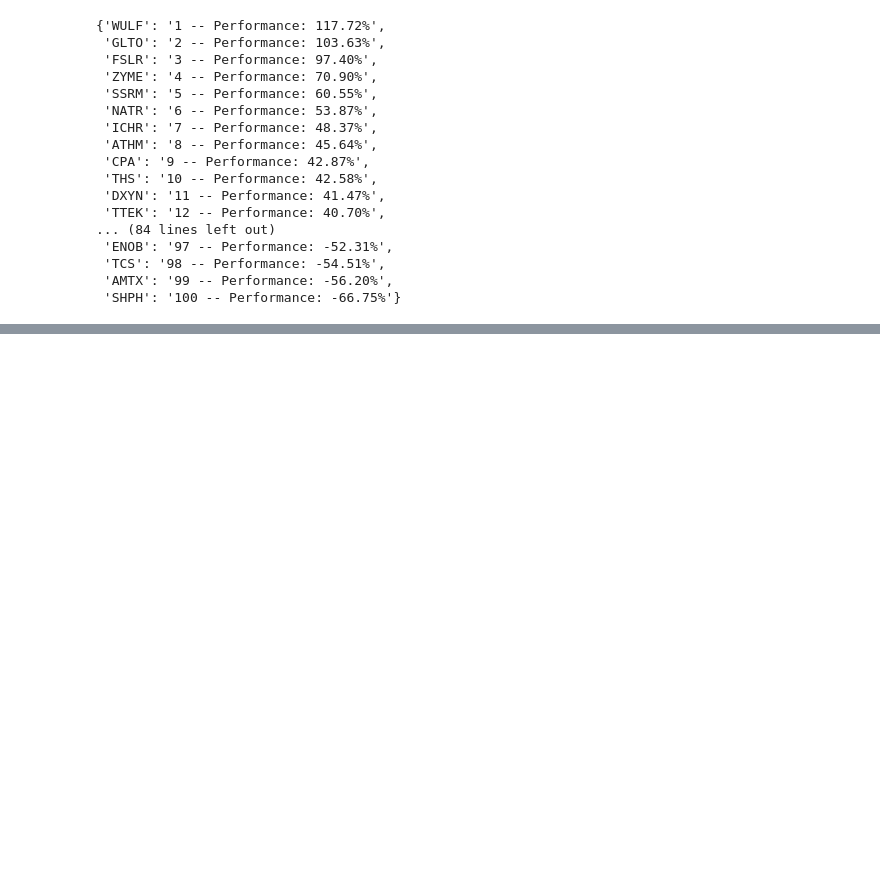
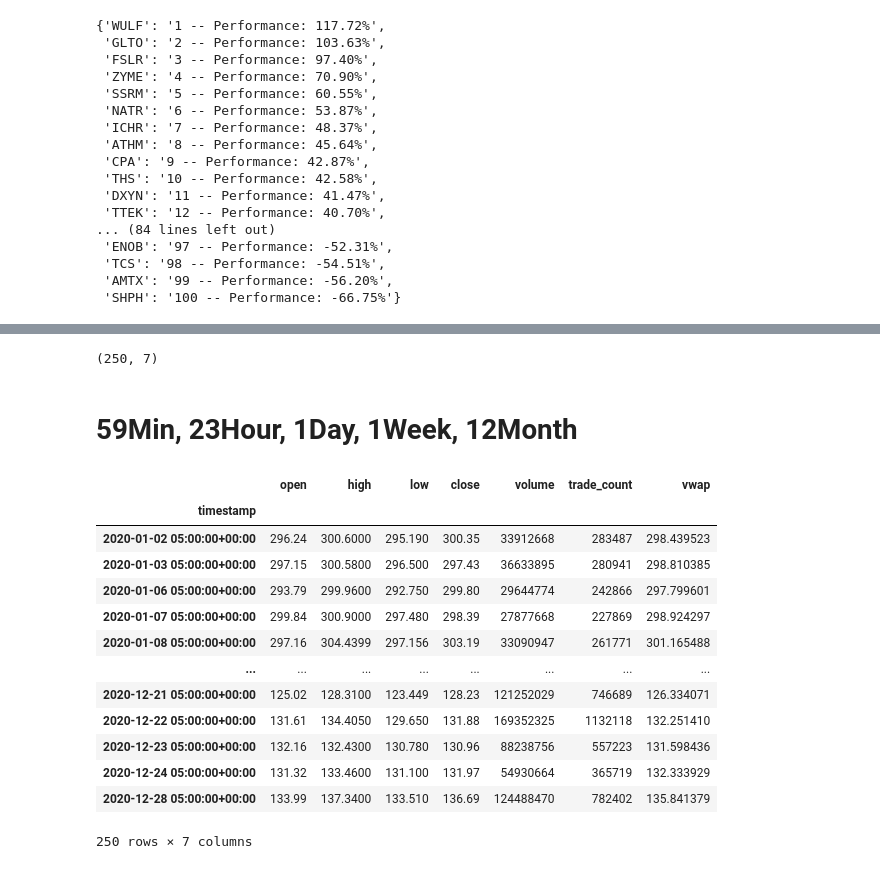
Before and after one commit to Red256/stockai, a Jupyter notebook: test.ipynb, the cells around one changed output, grey strips where cells are left out. Drawn from its saved outputs; the diff is of its cells as text; code cells hidden in the pictures; blank space fills up the shorter version.

```diff
--- a/test.ipynb
+++ b/test.ipynb
@@ -35,0 +558,24 @@ for row in df_rsi.itertuples():
+# %%
+import alpaca_trade_api as tradeapi
+END_POINT = "https://paper-api.alpaca.markets"
+
+api = tradeapi.REST(API_KEY  ,SECRET_KEY, END_POINT  )
+
+# Get the last 100 closed orders
+closed_orders = api.list_orders(
+    status='closed',
+    limit=100,
+    nested=True  # show nested multi-leg orders
+)
+
+api.submit_order(
+    symbol=symbol,
+    qty=1,
+    side='buy',
+    type='market',
+    time_in_force='gtc',
+    order_class='bracket',
+    stop_loss={'stop_price': symbol_price * 0.95,
+               'limit_price':  symbol_price * 0.94},
+    take_profit={'limit_price': symbol_price * 1.05}
+)
@@ -35,0 +608,24 @@ for row in df_rsi.itertuples():
+# %%
+stock_data = api.get_bars("AAPL", timeframe="1Hour",  start="2023-06-01", limit=250).df
+stock_data.shape
+# %% [output]
+(250, 7)
+# %% [markdown]
+# 59Min, 23Hour, 1Day, 1Week, 12Month
+# %%
+stock_data
+# %% [output]
+|  | open | high | low | close | volume | trade_count | vwap |
+| timestamp |  |  |  |  |  |  |  |
+| 2020-01-02 05:00:00+00:00 | 296.24 | 300.6000 | 295.190 | 300.35 | 33912668 | 283487 | 298.439523 |
+| 2020-01-03 05:00:00+00:00 | 297.15 | 300.5800 | 296.500 | 297.43 | 36633895 | 280941 | 298.810385 |
+| 2020-01-06 05:00:00+00:00 | 293.79 | 299.9600 | 292.750 | 299.80 | 29644774 | 242866 | 297.799601 |
+| 2020-01-07 05:00:00+00:00 | 299.84 | 300.9000 | 297.480 | 298.39 | 27877668 | 227869 | 298.924297 |
+| 2020-01-08 05:00:00+00:00 | 297.16 | 304.4399 | 297.156 | 303.19 | 33090947 | 261771 | 301.165488 |
+| ... | ... | ... | ... | ... | ... | ... | ... |
+| 2020-12-21 05:00:00+00:00 | 125.02 | 128.3100 | 123.449 | 128.23 | 121252029 | 746689 | 126.334071 |
+| 2020-12-22 05:00:00+00:00 | 131.61 | 134.4050 | 129.650 | 131.88 | 169352325 | 1132118 | 132.251410 |
+| 2020-12-23 05:00:00+00:00 | 132.16 | 132.4300 | 130.780 | 130.96 | 88238756 | 557223 | 131.598436 |
+| 2020-12-24 05:00:00+00:00 | 131.32 | 133.4600 | 131.100 | 131.97 | 54930664 | 365719 | 132.333929 |
+| 2020-12-28 05:00:00+00:00 | 133.99 | 137.3400 | 133.510 | 136.69 | 124488470 | 782402 | 135.841379 |
+250 rows × 7 columns
```
Also changed, not shown: parts of 47 cells of this notebook, 21 other files.
